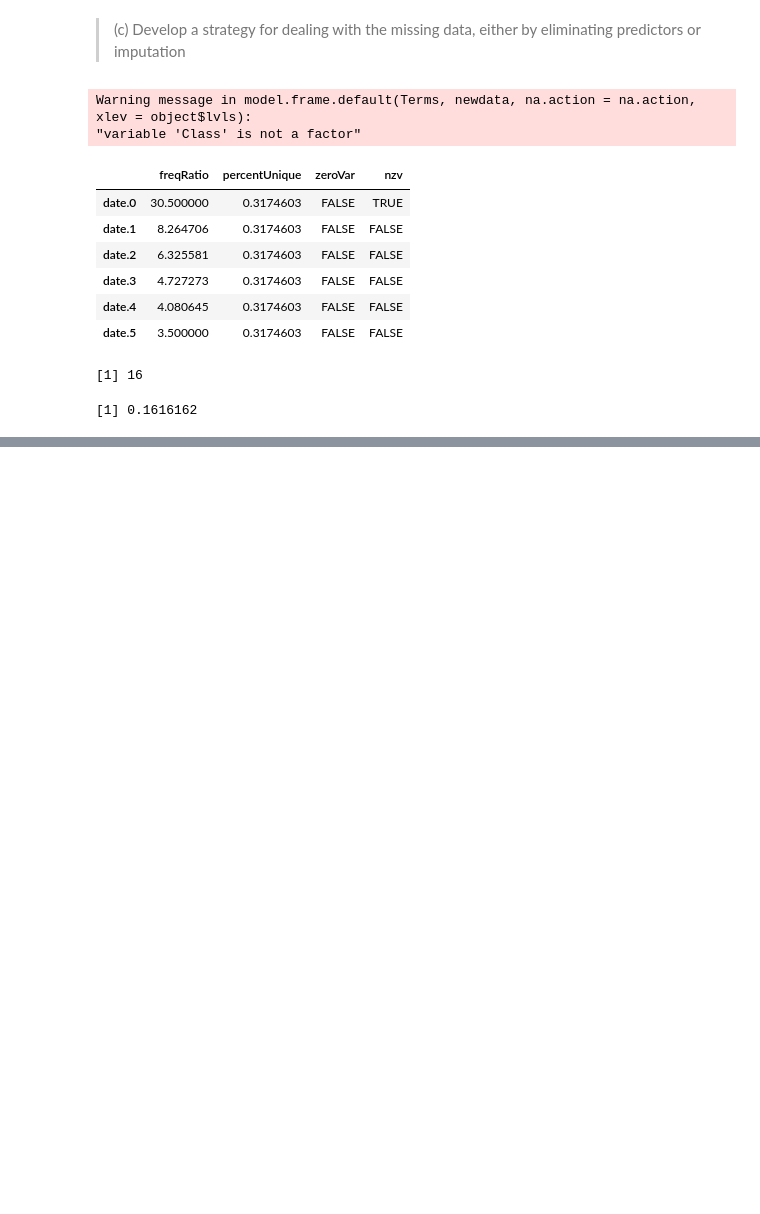
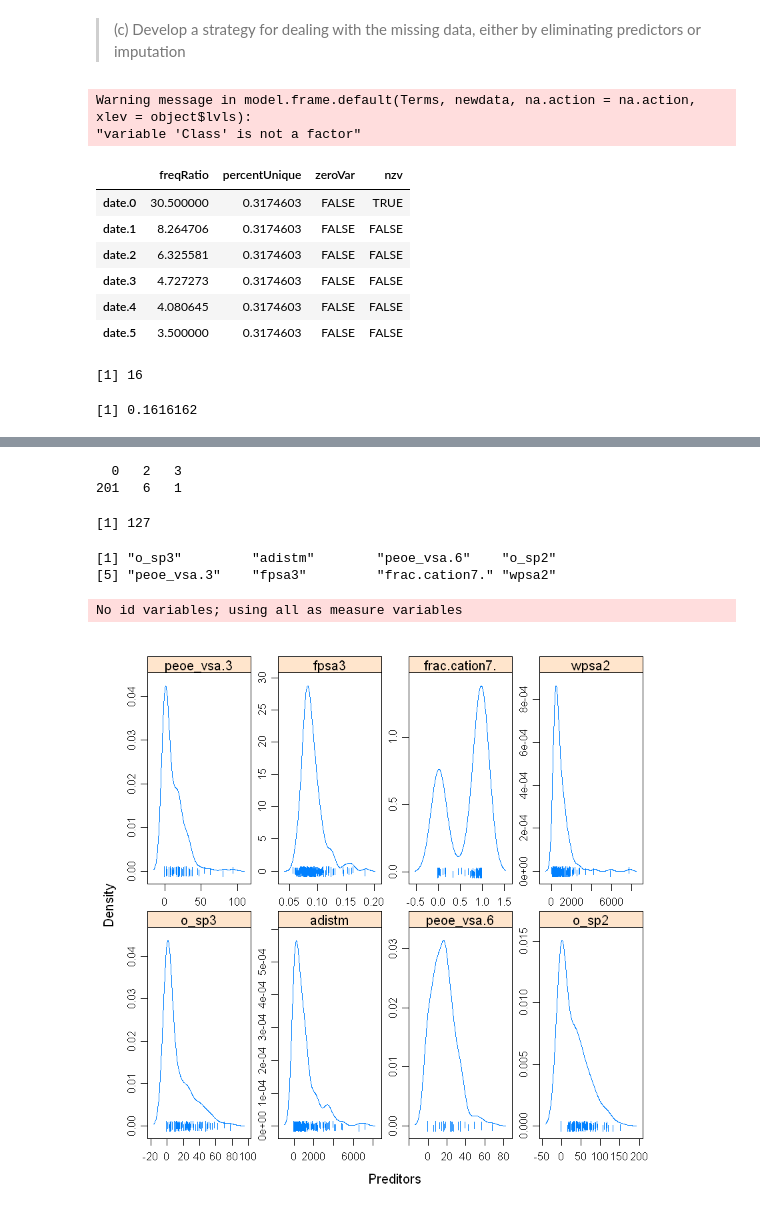
Before and after one commit to Randallzoeng/BookClub, a Jupyter notebook: AppliedPredictiveModeling/Chap. 3 Exercises.ipynb, the cells around one changed output, grey strips where cells are left out. Drawn from its saved outputs; the diff is of its cells as text; code cells hidden in the pictures; blank space fills up the shorter version.

```diff
--- a/AppliedPredictiveModeling/Chap. 3 Exercises.ipynb
+++ b/AppliedPredictiveModeling/Chap. 3 Exercises.ipynb
@@ -282,0 +380,27 @@ mean(predDistInfo$nzv)
+# %%
+table(bbbDescr$a_acid)
+# %% [output]
+  0   2   3
+201   6   1
+# %%
+#get rid of nzv
+filter1 <- bbbDescr[,!predictorInfo$nzv]
+ncol(filter1)
+# %% [output]
+[1] 127
+# %%
+#predictors distribution
+set.seed(532)
+sampled1 <- filter1[,sample(1:ncol(filter1),8)]
+names(sampled1)
+# %% [output]
+[1] "o_sp3"         "adistm"        "peoe_vsa.6"    "o_sp2"
+[5] "peoe_vsa.3"    "fpsa3"         "frac.cation7." "wpsa2"
+# %%
+bb_mlt <- melt(sampled1)
+densityplot(~value|variable,data=bb_mlt,
+            scales = list(x=list(relation="free"),y=list(relation = "free")),
+           adjust=1.25,pch="|",xlab="Preditors",layout=c(4,2))
+# %% [output]
+No id variables; using all as measure variables
+[figure, added]
```
Also changed, not shown: parts of 24 cells of this notebook.
